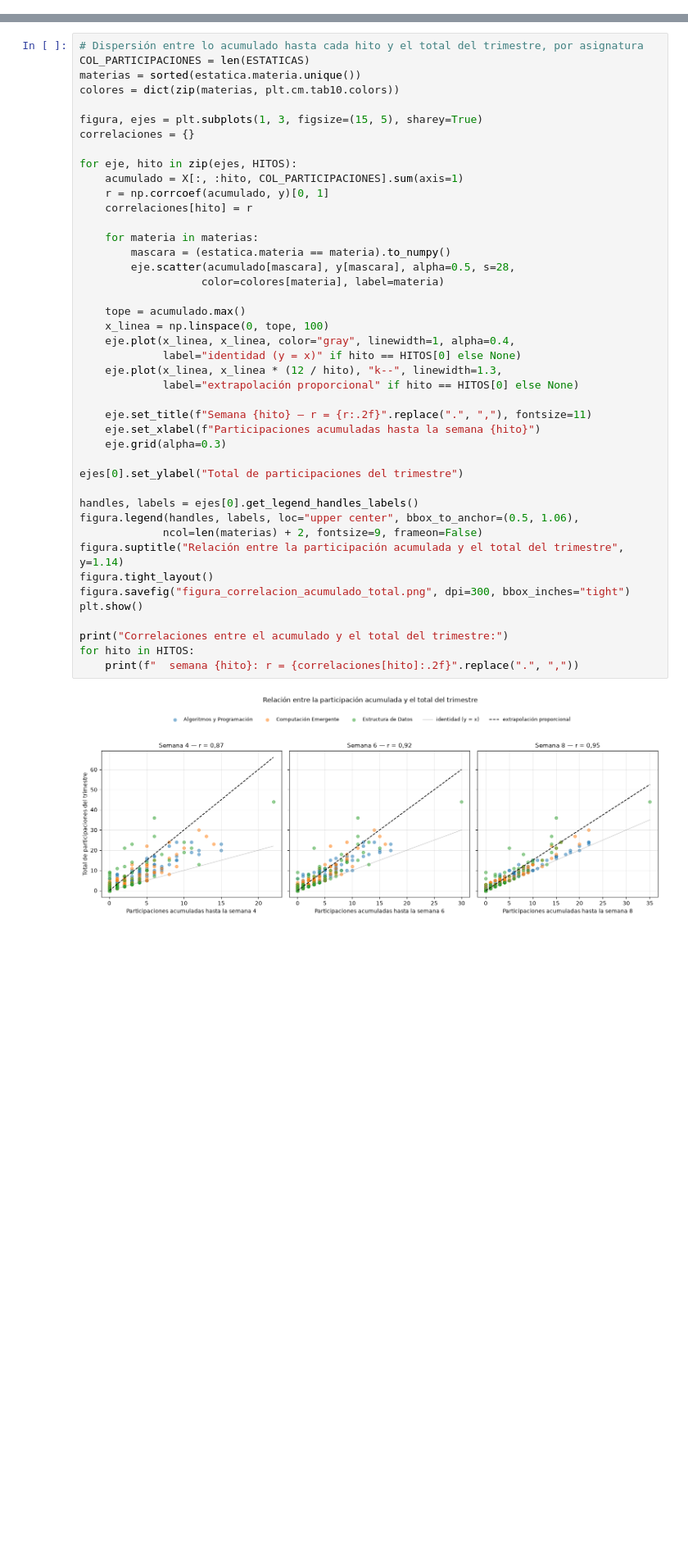
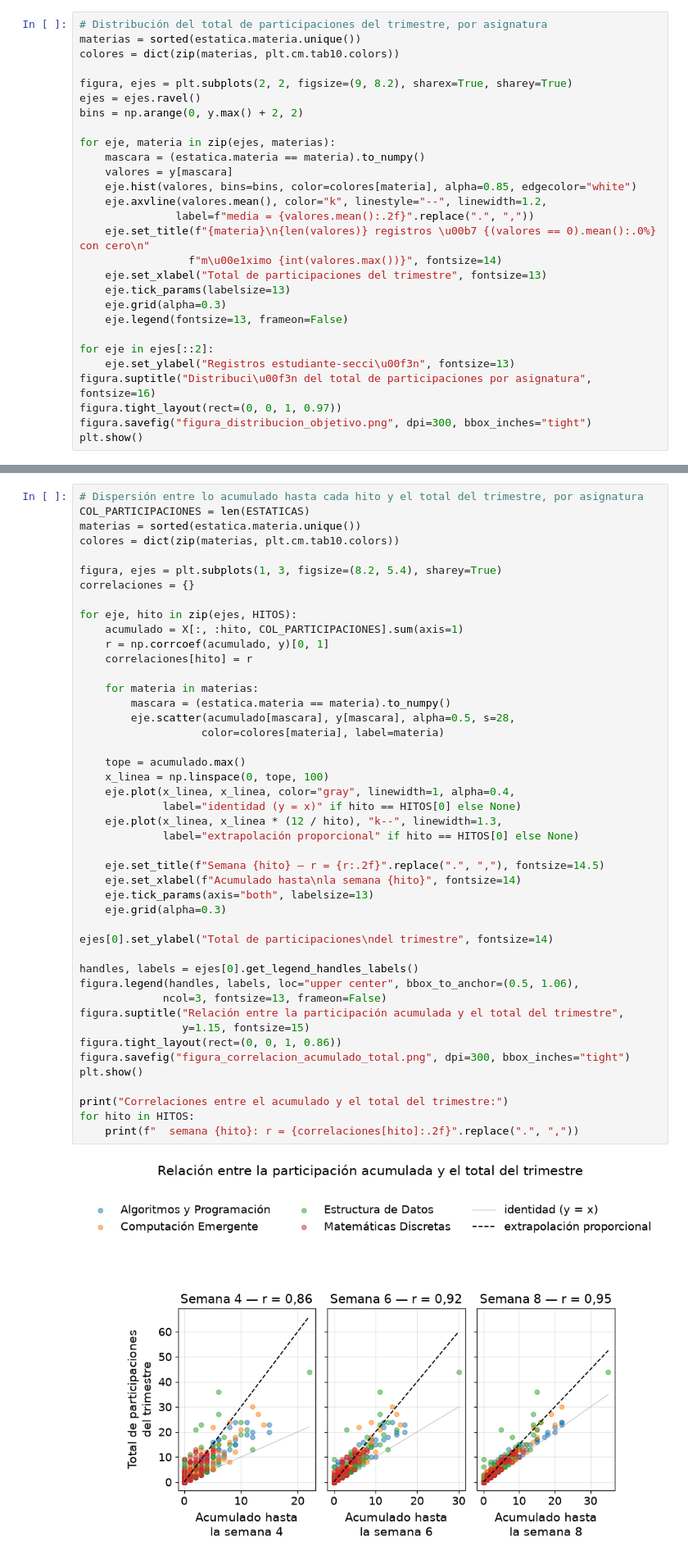
Before and after one commit to NeliCarrillo/tesis-prediccion-participacion, a Jupyter notebook: LSTM/nuevo/adaptacion_lstm_participaciones.ipynb, the cells around one changed output, grey strips where cells are left out. Shown at 82% size. Drawn from its saved outputs; the diff is of its cells as text; blank space fills up the shorter version.

```diff
--- a/LSTM/nuevo/adaptacion_lstm_participaciones.ipynb
+++ b/LSTM/nuevo/adaptacion_lstm_participaciones.ipynb
@@ -1008,0 +994,28 @@ plt.show()
+# %%
+# Distribución del total de participaciones del trimestre, por asignatura
+materias = sorted(estatica.materia.unique())
+colores = dict(zip(materias, plt.cm.tab10.colors))
+
+figura, ejes = plt.subplots(2, 2, figsize=(9, 8.2), sharex=True, sharey=True)
+ejes = ejes.ravel()
+bins = np.arange(0, y.max() + 2, 2)
+
+for eje, materia in zip(ejes, materias):
+    mascara = (estatica.materia == materia).to_numpy()
+    valores = y[mascara]
+    eje.hist(valores, bins=bins, color=colores[materia], alpha=0.85, edgecolor="white")
+    eje.axvline(valores.mean(), color="k", linestyle="--", linewidth=1.2,
+               label=f"media = {valores.mean():.2f}".replace(".", ","))
+    eje.set_title(f"{materia}\n{len(valores)} registros \u00b7 {(valores == 0).mean():.0%} con cero\n"
+                 f"m\u00e1ximo {int(valores.max())}", fontsize=14)
+    eje.set_xlabel("Total de participaciones del trimestre", fontsize=13)
+    eje.tick_params(labelsize=13)
+    eje.grid(alpha=0.3)
+    eje.legend(fontsize=13, frameon=False)
+
+for eje in ejes[::2]:
+    eje.set_ylabel("Registros estudiante-secci\u00f3n", fontsize=13)
+figura.suptitle("Distribuci\u00f3n del total de participaciones por asignatura", fontsize=16)
+figura.tight_layout(rect=(0, 0, 1, 0.97))
+figura.savefig("figura_distribucion_objetivo.png", dpi=300, bbox_inches="tight")
+plt.show()
@@ -1012,43 +1027,45 @@ COL_PARTICIPACIONES = len(ESTATICAS)
 materias = sorted(estatica.materia.unique())
 colores = dict(zip(materias, plt.cm.tab10.colors))
 
-figura, ejes = plt.subplots(1, 3, figsize=(15, 5), sharey=True)
+figura, ejes = plt.subplots(1, 3, figsize=(8.2, 5.4), sharey=True)
 correlaciones = {}
 
 for eje, hito in zip(ejes, HITOS):
     acumulado = X[:, :hito, COL_PARTICIPACIONES].sum(axis=1)
     r = np.corrcoef(acumulado, y)[0, 1]
     correlaciones[hito] = r
 
     for materia in materias:
         mascara = (estatica.materia == materia).to_numpy()
         eje.scatter(acumulado[mascara], y[mascara], alpha=0.5, s=28,
                    color=colores[materia], label=materia)
 
     tope = acumulado.max()
     x_linea = np.linspace(0, tope, 100)
     eje.plot(x_linea, x_linea, color="gray", linewidth=1, alpha=0.4,
              label="identidad (y = x)" if hito == HITOS[0] else None)
     eje.plot(x_linea, x_linea * (12 / hito), "k--", linewidth=1.3,
              label="extrapolación proporcional" if hito == HITOS[0] else None)
 
-    eje.set_title(f"Semana {hito} — r = {r:.2f}".replace(".", ","), fontsize=11)
-    eje.set_xlabel(f"Participaciones acumuladas hasta la semana {hito}")
+    eje.set_title(f"Semana {hito} — r = {r:.2f}".replace(".", ","), fontsize=14.5)
+    eje.set_xlabel(f"Acumulado hasta\nla semana {hito}", fontsize=14)
+    eje.tick_params(axis="both", labelsize=13)
     eje.grid(alpha=0.3)
 
-ejes[0].set_ylabel("Total de participaciones del trimestre")
+ejes[0].set_ylabel("Total de participaciones\ndel trimestre", fontsize=14)
 
 handles, labels = ejes[0].get_legend_handles_labels()
 figura.legend(handles, labels, loc="upper center", bbox_to_anchor=(0.5, 1.06),
-             ncol=len(materias) + 2, fontsize=9, frameon=False)
-figura.suptitle("Relación entre la participación acumulada y el total del trimestre", y=1.14)
-figura.tight_layout()
+             ncol=3, fontsize=13, frameon=False)
+figura.suptitle("Relación entre la participación acumulada y el total del trimestre",
+                y=1.15, fontsize=15)
+figura.tight_layout(rect=(0, 0, 1, 0.86))
 figura.savefig("figura_correlacion_acumulado_total.png", dpi=300, bbox_inches="tight")
 plt.show()
 
 print("Correlaciones entre el acumulado y el total del trimestre:")
 for hito in HITOS:
     print(f"  semana {hito}: r = {correlaciones[hito]:.2f}".replace(".", ","))
 # %% [output]
-[figure, old version]
+[figure, new version]
 Correlaciones entre el acumulado y el total del trimestre:
```
Also changed, not shown: parts of 23 cells of this notebook, 21 other files.
